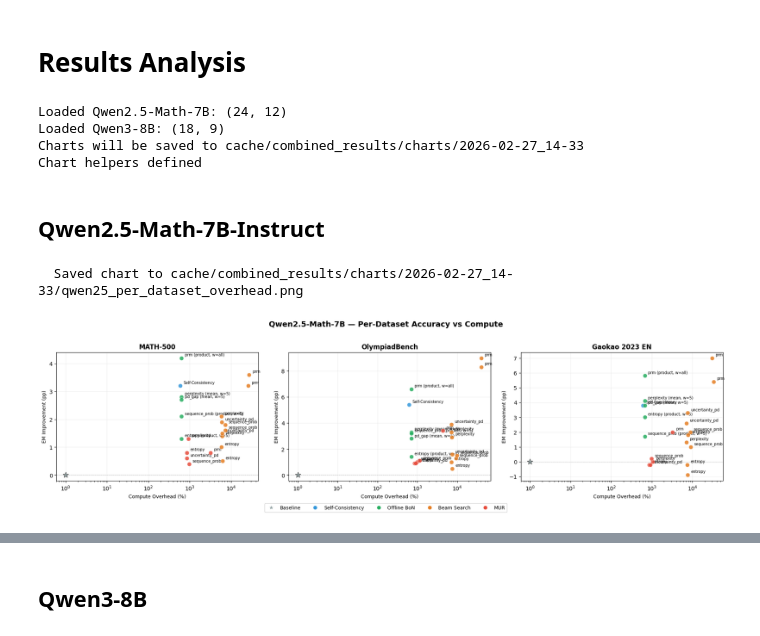
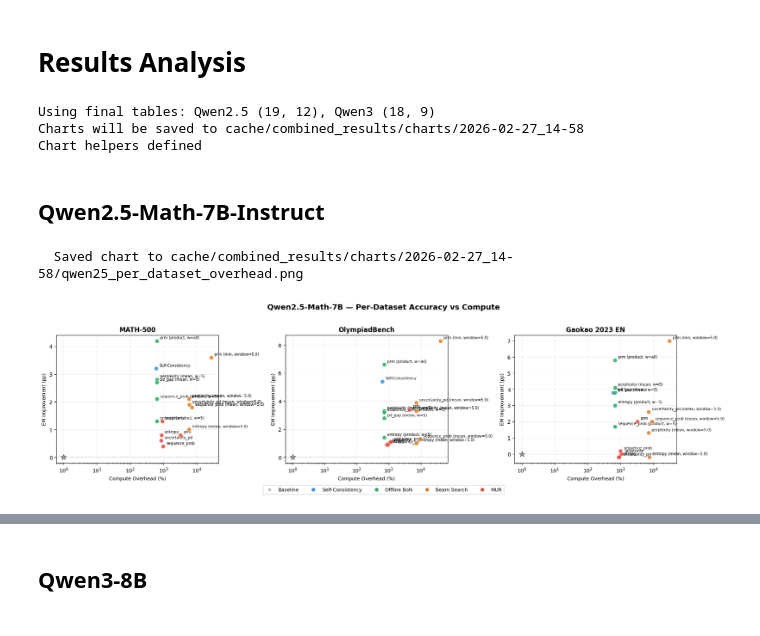
Before and after one commit to IINemo/llm-tts-service, a Jupyter notebook: notebooks/wandb_results_analysis.ipynb, the cells around one changed output, grey strips where cells are left out. Cells and saved outputs as stored; diff of their text form; code cells hidden in the pictures.

```diff
--- a/notebooks/wandb_results_analysis.ipynb
+++ b/notebooks/wandb_results_analysis.ipynb
@@ -4631,7 +4631,7 @@ def build_model_results_table(
             for scorer in SCORER_ORDER:
                 _ba = best_aggregations.get((model_name, scorer))
                 if _ba is not None:
-                    _bon_settings.append(f"  {scorer}: aggregation={_ba['aggregation']}, window={_ba['window']}")
+                    _bon_settings.append(f"  {scorer}: aggregation={_ba['aggregation']}, w={_ba['window']}")
             if _bon_settings:
                 print(f"Offline BoN best settings for {model_name}:")
                 print("\n".join(_bon_settings))
@@ -4673,7 +4673,7 @@ def build_model_results_table(
             )
             for _, vr in variants.iterrows():
                 agg_val, win = vr["aggregation"], vr["scoring_window"]
-                win_label = f"window={win}" if pd.notna(win) else "window=all"
+                win_label = f"w={win}" if pd.notna(win) else "w=all"
                 agg_label = agg_val if pd.notna(agg_val) else "mean"
                 label = f"Beam Search\n({agg_label}, {win_label})"
 
@@ -4832,7 +4832,7 @@ _UHEAD_OFFLINE_BON = {  # mean aggregation, all steps
     "Minerva Math":   (0.4118, 0.4669),
     "Gaokao 2023 EN": (0.6623, 0.7038),
 }
-_UHEAD_BEAM_SEARCH = {  # mean, window=all
+_UHEAD_BEAM_SEARCH = {  # mean, w=all
     "MATH-500":       (0.850, 0.860),
     "OlympiadBench":  (0.4177, 0.4637),
     "Minerva Math":   (0.4301, 0.4963),
@@ -4851,7 +4851,7 @@ _uhead_df = pd.DataFrame(
     [_uhead_row(_UHEAD_OFFLINE_BON), _uhead_row(_UHEAD_BEAM_SEARCH)],
     index=pd.MultiIndex.from_tuples([
         ("Offline BoN", "uhead\n(mean, w=all)"),
-        ("Beam Search\n(mean, window=all)", "uhead"),
+        ("Beam Search\n(mean, w=all)", "uhead"),
     ], names=["Strategy", "Scorer"]),
     columns=tbl.columns,
 )
@@ -4865,13 +4865,14 @@ tbl = pd.concat([
     tbl.iloc[:_bon_end],
     _uhead_df.iloc[:1],            # UHead Offline BoN
     tbl.iloc[_bon_end:_mur_start],
-    _uhead_df.iloc[1:],            # UHead Beam Search (mean, window=all)
+    _uhead_df.iloc[1:],            # UHead Beam Search (mean, w=all)
     tbl.iloc[_mur_start:],
 ])
 
 tbl = add_baseline_diff(tbl)
 print("Qwen2.5-Math-7B-Instruct — Combined Results")
 display(style_results_table(tbl))
+_tbl_q25_combined = tbl
 save_combined_results(tbl, "qwen25_math_7b")
 # %% [output]
 Offline BoN best settings for Qwen2.5-Math-7B-Instruct:
@@ -5031,19 +5189,10 @@ import numpy as np
 
 _COMBINED_DIR = _Path("cache/combined_results")
 
-_MODEL_SLUGS = {
-    "Qwen2.5-Math-7B": "qwen25_math_7b",
-    "Qwen3-8B": "qwen3_8b",
-}
-
-_combined_tables = {}
-for label, slug in _MODEL_SLUGS.items():
-    path = _COMBINED_DIR / f"{slug}.csv"
-    if path.exists():
-        _combined_tables[label] = pd.read_csv(path, index_col=[0, 1], header=[0, 1])
-        print(f"Loaded {label}: {_combined_tables[label].shape}")
-    else:
-        print(f"Not found: {path}")
+# Use final results tables (best beam search per scorer already selected)
+_tbl_q25 = _tbl_q25_final
+_tbl_q3 = _tbl_q3_final
+print(f"Using final tables: Qwen2.5 {_tbl_q25.shape}, Qwen3 {_tbl_q3.shape}")
 
 from datetime import datetime as _dt
 _CHARTS_DIR = _COMBINED_DIR / "charts" / _dt.now().strftime("%Y-%m-%d_%H-%M")
@@ -5083,7 +5232,16 @@ def _strat_color(name):
 EXCLUDED_DATASETS = {"Minerva Math"}
 
 
-def plot_accuracy_vs_compute(tbl, title, figsize=(11, 7), save_path=None, include_datasets=None):
+
+def _make_point_label(strat, scorer_clean, strat_short):
+    """Build chart label, including strategy variant for multi-line names."""
+    variant = strat.split("\n")[1].strip("() ") if "\n" in strat else ""
+    if scorer_clean and variant:
+        return f"{scorer_clean} ({variant})"
+    return scorer_clean if scorer_clean else strat_short
+
+
+def plot_accuracy_vs_compute(tbl, title, figsize=(11, 7), save_path=None, include_datasets=None, show=True):
     """Scatter: X = avg compute overhead vs baseline (%), Y = avg EM improvement (pp).
 
     Note: datasets listed in EXCLUDED_DATASETS are excluded from averaging.
@@ -5136,7 +5294,7 @@ def plot_accuracy_vs_compute(tbl, title, figsize=(11, 7), save_path=None, includ
             "y": np.mean(deltas),
             "strat": strat_short,
             "scorer": scorer_clean,
-            "label": scorer_clean if scorer_clean else strat_short,
+            "label": _make_point_label(strat, scorer_clean, strat_short),
         })
 
     # ── Draw ──
@@ -5181,8 +5339,9 @@ def plot_accuracy_vs_compute(tbl, title, figsize=(11, 7), save_path=None, includ
     if save_path:
         fig.savefig(save_path, dpi=150, bbox_inches="tight")
         print(f"  Saved chart to {save_path}")
-    plt.show()
-    return pts
+    if show:
+        plt.show()
+    return pts, fig
 
 
 
@@ -5223,10 +5382,11 @@ def plot_accuracy_vs_compute_per_dataset(tbl, model_label, figsize_per=(6, 5), s
 
             overhead = (tf / bl_tf - 1) * 100
             scorer_clean = scorer.replace("\n", " ") if scorer != "—" else ""
+            label = _make_point_label(strat, scorer_clean, strat_short)
             pts.append({
                 "x": overhead, "y": delta,
                 "strat": strat_short, "scorer": scorer_clean,
-                "label": scorer_clean if scorer_clean else strat_short,
+                "label": label,
             })
 
         # Draw
@@ -5282,7 +5442,7 @@ def plot_accuracy_vs_compute_per_dataset(tbl, model_label, figsize_per=(6, 5), s
 
 
 
-def plot_accuracy_vs_compute_ratio(tbl, title, figsize=(11, 7), save_path=None, include_datasets=None):
+def plot_accuracy_vs_compute_ratio(tbl, title, figsize=(11, 7), save_path=None, include_datasets=None, show=True):
     """Scatter: X = TFLOPs / baseline_TFLOPs (ratio), Y = avg EM improvement (pp)."""
     fig, ax = plt.subplots(figsize=figsize)
 
@@ -5331,7 +5491,7 @@ def plot_accuracy_vs_compute_ratio(tbl, title, figsize=(11, 7), save_path=None,
             "y": np.mean(deltas),
             "strat": strat_short,
             "scorer": scorer_clean,
-            "label": scorer_clean if scorer_clean else strat_short,
+            "label": _make_point_label(strat, scorer_clean, strat_short),
         })
 
     # Baseline at ratio = 1.0
@@ -5373,8 +5533,9 @@ def plot_accuracy_vs_compute_ratio(tbl, title, figsize=(11, 7), save_path=None,
     if save_path:
         fig.savefig(save_path, dpi=150, bbox_inches="tight")
         print(f"  Saved chart to {save_path}")
-    plt.show()
-    return pts
+    if show:
+        plt.show()
+    return pts, fig
 
 
 def plot_accuracy_vs_compute_ratio_per_dataset(tbl, model_label, figsize_per=(6, 5), save_path=None):
@@ -5411,7 +5572,7 @@ def plot_accuracy_vs_compute_ratio_per_dataset(tbl, model_label, figsize_per=(6,
 
             ratio = tf / bl_tf
             scorer_clean = scorer.replace("\n", " ") if scorer != "—" else ""
-            label = scorer_clean if scorer_clean else strat_short
+            label = _make_point_label(strat, scorer_clean, strat_short)
             c = _strat_color(strat_short)
             ax.scatter(ratio, delta, color=c, s=60, zorder=5, alpha=0.85,
                        edgecolors="white", linewidths=0.5)
@@ -5458,24 +5619,22 @@ def plot_accuracy_vs_compute_ratio_per_dataset(tbl, model_label, figsize_per=(6,
 
 print("Chart helpers defined")
 # %% [output]
-Loaded Qwen2.5-Math-7B: (24, 12)
-Loaded Qwen3-8B: (18, 9)
-Charts will be saved to cache/combined_results/charts/2026-02-27_14-33
+Using final tables: Qwen2.5 (19, 12), Qwen3 (18, 9)
+Charts will be saved to cache/combined_results/charts/2026-02-27_14-58
 Chart helpers defined
 # %% [markdown]
 ## Qwen2.5-Math-7B-Instruct
 # %%
 # ── Per-dataset charts ────────────────────────────────────────────────────────
 
-_tbl_q25 = _combined_tables.get("Qwen2.5-Math-7B")
 if _tbl_q25 is not None:
     plot_accuracy_vs_compute_per_dataset(_tbl_q25, "Qwen2.5-Math-7B",
         save_path=_CHARTS_DIR / "qwen25_per_dataset_overhead.png")
 else:
     print("Qwen2.5 combined results not found — run the combined results cells first")
 # %% [output]
-  Saved chart to cache/combined_results/charts/2026-02-27_14-33/qwen25_per_dataset_overhead.png
+  Saved chart to cache/combined_results/charts/2026-02-27_14-58/qwen25_per_dataset_overhead.png
-[figure, old version]
+[figure, new version]
 # %%
 # ── Aggregate chart ───────────────────────────────────────────────────────────
 
```
Also changed, not shown: parts of 10 cells of this notebook.
